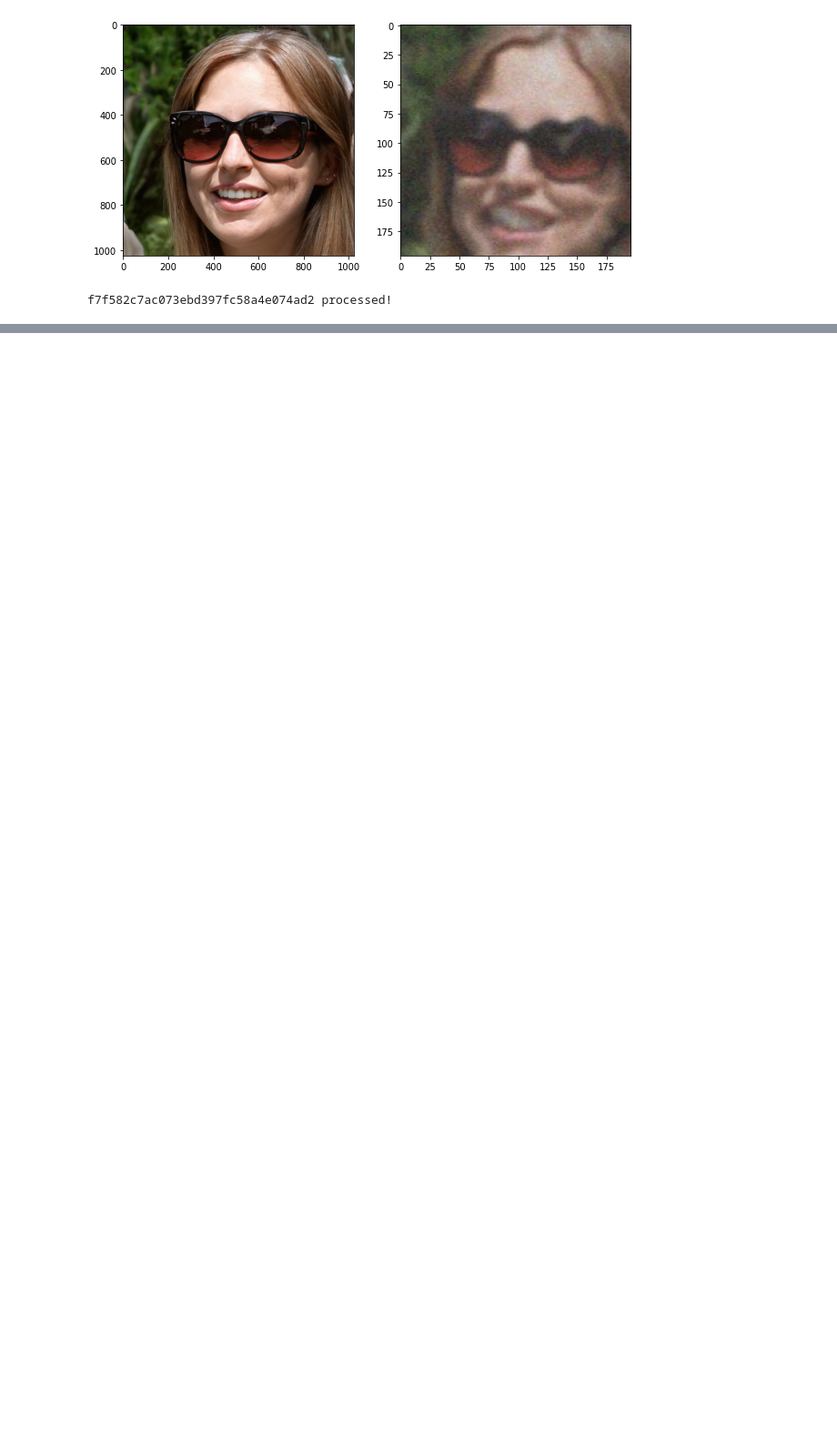
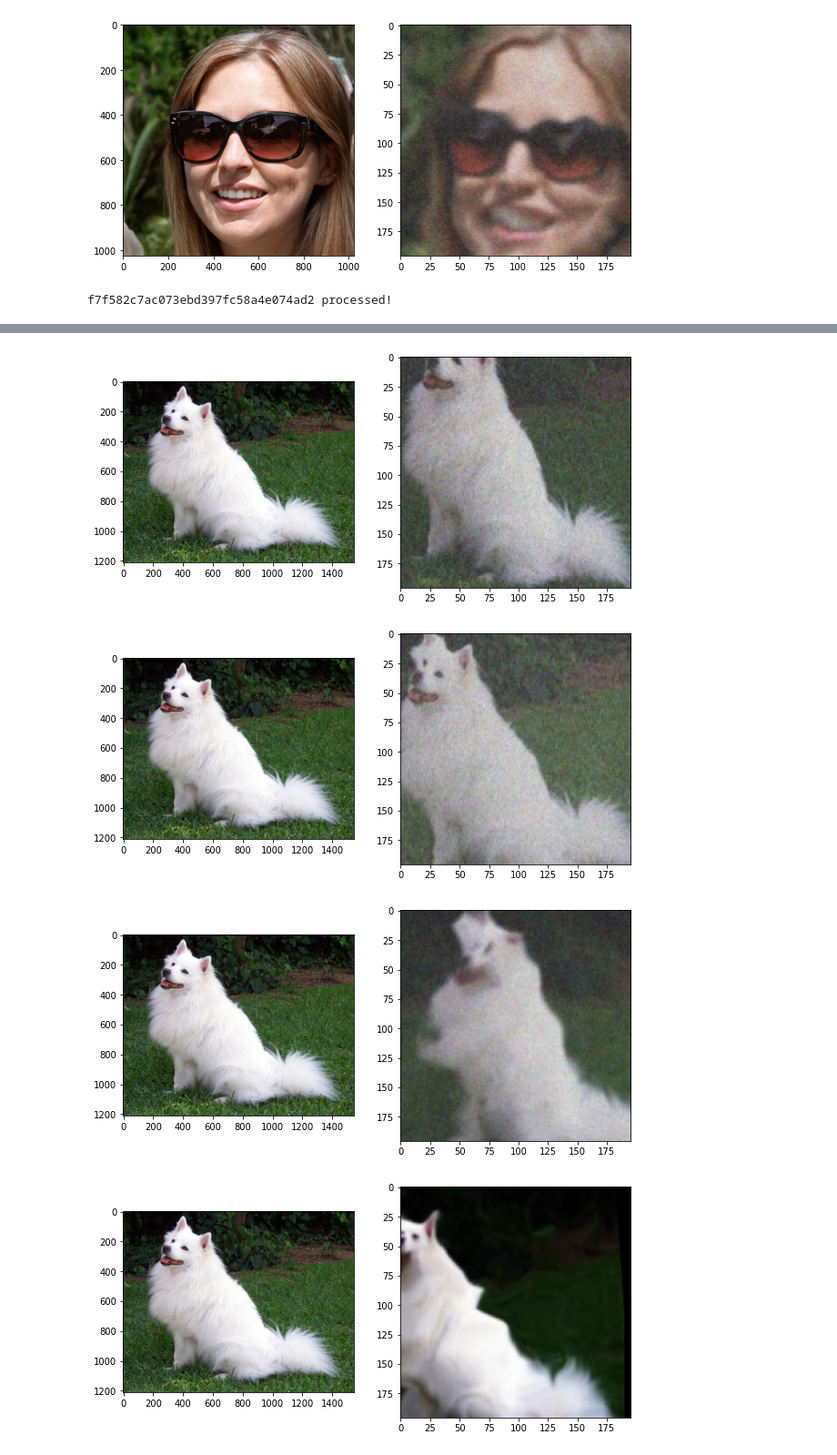
Before and after one commit to stbiadmin/myopia, a Jupyter notebook: image_degrader.ipynb, the cells around one changed output, grey strips where cells are left out. Shown at 91% size. Cells and saved outputs as stored; diff of their text form; code cells hidden in the pictures; blank space fills up the shorter version.

```diff
--- a/image_degrader.ipynb
+++ b/image_degrader.ipynb
@@ -207,0 +250,8 @@ experiment.complete()
+# %%
+#test warping of dog
+warpit(img2,'dog',5)
+# %% [output]
+[figure, added]
+[figure, added]
+[figure, added]
+[figure, added]
```
Also changed, not shown: parts of 18 cells of this notebook.
